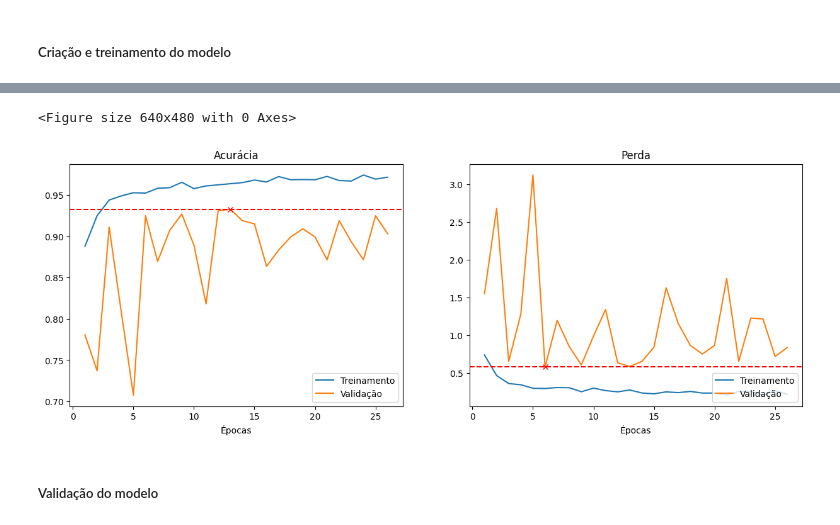
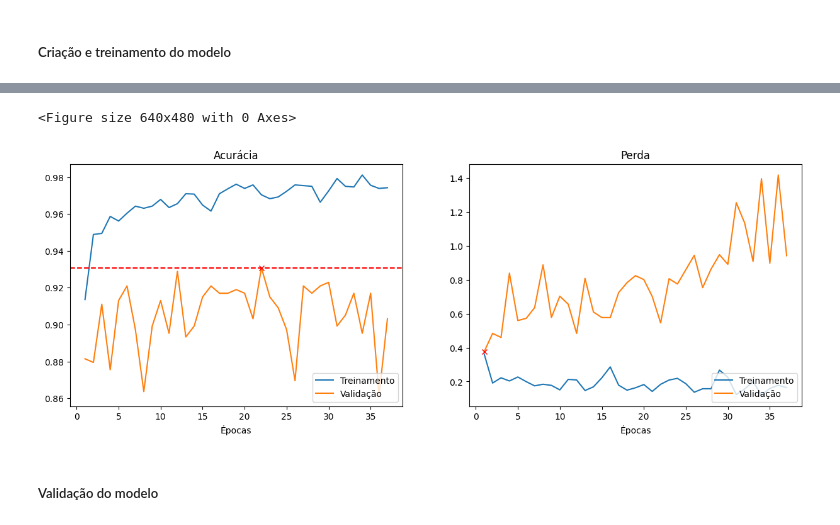
Before and after one commit to diegofemello/ImageClassificationWithPython, a Jupyter notebook: mobile_net_tcc.ipynb, the cells around one changed output, grey strips where cells are left out. Saved outputs shown, nothing was run; the diff lists cells and outputs as text; code cells hidden in the pictures.

```diff
--- a/mobile_net_tcc.ipynb
+++ b/mobile_net_tcc.ipynb
@@ -37,6 +37,7 @@ treinamento_pneumonia_dir = os.path.join(treinamento_folder, class_names[1])
 teste_folder = os.path.join(path, 'test/')
 teste_normal_dir = os.path.join(teste_folder, class_names[0])
 teste_pneumonia_dir = os.path.join(teste_folder, class_names[1])
+percent_test = 25
 
 # Tamanho das imagens
 img_width = 196
@@ -46,8 +47,7 @@ img_height = 196
 batch_size = 32
 epochs = 100
 learning_rate = 0.0005
-patience = 20
-percent_test = 25
+patience = 15
 # %%
 # Carregando as bases de dados
 
@@ -138,7 +138,7 @@ plot_quantidade(teste_quantidade_normal,
 # Data Augmentation
 
 # Criando um gerador de imagens para aplicar Data Augmentation
-train_datagen = ImageDataGenerator(
+datagen = ImageDataGenerator(
     #  Random Horizontal Flip - para lidar com os sintomas de pneumonia presentes nos dois lados do tórax
     horizontal_flip=True,
     #  Random Zoom - para obter uma maior relação entre os pixels.
@@ -151,7 +151,7 @@ train_datagen = ImageDataGenerator(
 )
 
 # Aplicando Data Augmentation na base de treinamento
-train_generator = train_datagen.flow_from_directory(
+train_generator = datagen.flow_from_directory(
     treinamento_folder,
     target_size=(img_width, img_height),
     batch_size=batch_size,
@@ -234,7 +234,7 @@ _________________________________________________________________
 # %%
 # Compilando o modelo e definindo o otimizador e a função de perda
 model.compile(
-    optimizer=tf.keras.optimizers.RMSprop(
+    optimizer=tf.keras.optimizers.Adam(
         learning_rate=learning_rate
     ),
     loss=tf.keras.losses.CategoricalCrossentropy(),
@@ -246,24 +246,32 @@ model.compile(
 # Monitora a perda de validação e interrompe o treinamento quando a perda
 # de validação não melhora por muitas épocas consecutivas para evitar overfitting
 earlystopping = tf.keras.callbacks.EarlyStopping(
-    monitor="val_loss",
+    monitor="val_accuracy",
     patience=patience,
     restore_best_weights=True,
-    mode='min',
     verbose=1
 )
 
-# Adicionando checkpoint para salvar o melhor modelo e recuperar
-# o modelo da época com a menor perda, em caso de interrupção
-checkpoint = tf.keras.callbacks.ModelCheckpoint(
-    'models/best_model.h5',
+# Salvando o melhor modelo a partir da loss para
+# recuperar em caso de interrupção
+checkpoint_loss = tf.keras.callbacks.ModelCheckpoint(
+    'models/best_model_loss.h5',
     monitor='val_loss',
     verbose=1,
     save_best_only=True,
-    mode='auto',
     period=1,
-    save_freq='epoch'
 )
+
+# Salvando o melhor modelo a partir da accuracy para
+# recuperar em caso de interrupção
+checkpoint_accuracy = tf.keras.callbacks.ModelCheckpoint(
+    'models/best_model_accuracy.h5',
+    monitor='val_accuracy',
+    verbose=1,
+    save_best_only=True,
+    period=1,
+)
+
 
 # Tempo inicial do treinamento
 t0 = time.time()
@@ -274,7 +282,7 @@ history = model.fit(
     batch_size=batch_size,
     verbose=True,
     validation_data=dataset_validacao,
-    callbacks=[earlystopping, checkpoint],
+    callbacks=[earlystopping, checkpoint_loss, checkpoint_accuracy],
 )
 
 # Tempo final do treinamento
@@ -321,34 +331,33 @@ def plot_model(history):
     plt.gcf().clear()
     plt.figure(figsize=(15, 5))
 
     plt.subplot(1, 2, 1)
     plt.title('Acurácia')
     plt.plot(epochs_range, accuracy, label='Treinamento')
     plt.plot(epochs_range, val_accuracy, label='Validação')
     plt.legend(loc='lower right')
 
     plt.plot(np.argmax(val_accuracy)+1, np.max(val_accuracy),
              marker='x', color='r', label='Melhor acurácia')
     plt.axhline(y=np.max(val_accuracy), color='r', linestyle='--')
 
     plt.xlabel('Épocas')
 
     plt.subplot(1, 2, 2)
     plt.title('Perda')
     plt.plot(epochs_range, loss, label='Treinamento')
     plt.plot(epochs_range, val_loss, label='Validação')
     plt.legend(loc='lower right')
 
     plt.plot(np.argmin(val_loss)+1, np.min(val_loss),
              marker='x', color='r', label='Melhor perda')
-    plt.axhline(y=np.min(val_loss), color='r', linestyle='--')
 
     plt.xlabel('Épocas')
 
 
 plot_model(history)
 # %% [output]
 <Figure size 640x480 with 0 Axes>
-[figure, old version]
+[figure, new version]
 # %% [markdown]
 ##### Validação do modelo
```
Also changed, not shown: parts of 12 cells of this notebook.
